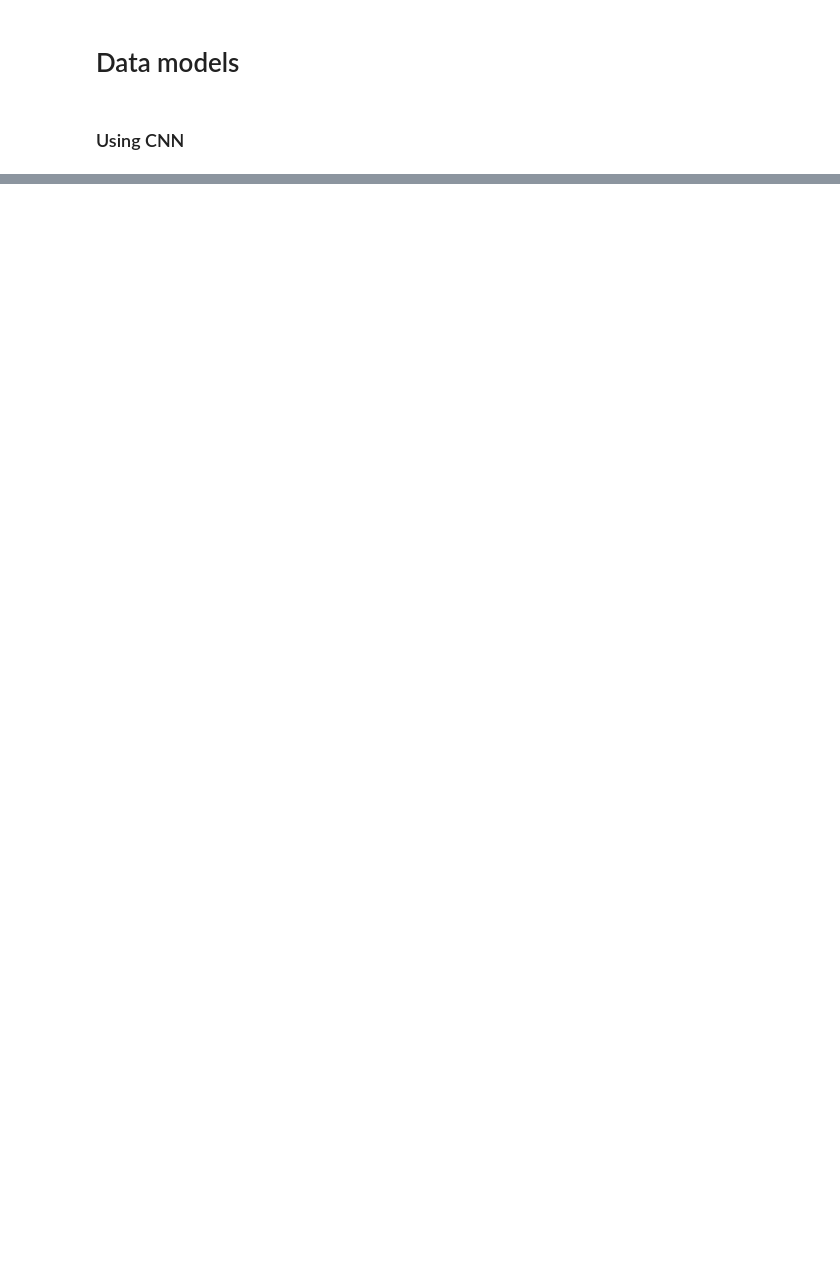
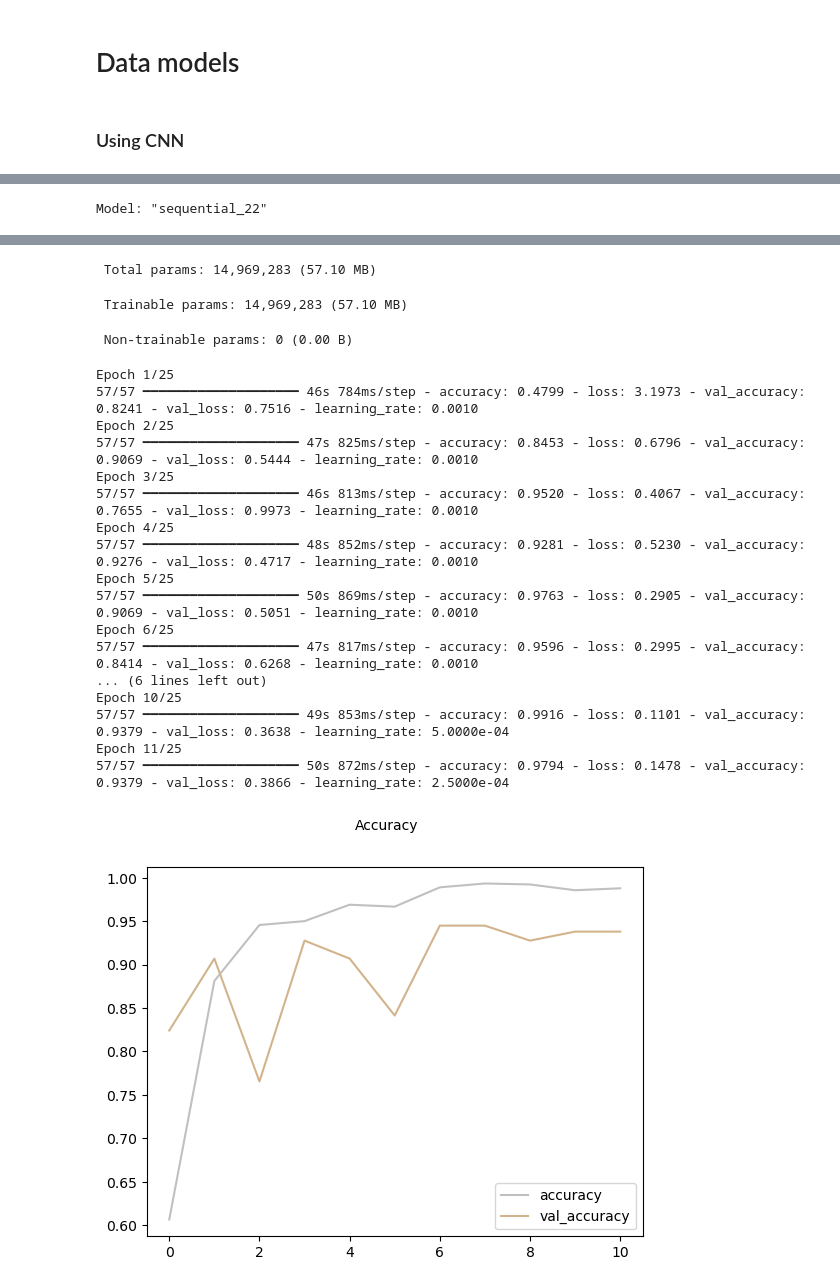
Before and after one commit to Ivansanjaya11/lung_cancer, a Jupyter notebook: cancer_model.ipynb, the cells around one changed output, grey strips where cells are left out. Drawn from its saved outputs; the diff is of its cells as text; code cells hidden in the pictures; blank space fills up the shorter version.

```diff
--- a/cancer_model.ipynb
+++ b/cancer_model.ipynb
@@ -402,0 +600,54 @@ The Cohen's Kappa Score is: 0.9777440232465988
+# %%
+%%time
+#'batch_size': 16, 'epochs': 25, 'optimizer': 'adam'
+# cnn model
+
+def build_model_cnn(optimizer="adam", dropout_rate=0.2):
+    model = Sequential()
+    model.add(Conv2D(128, (3, 3), activation="relu", input_shape=(x_train_smt.shape[1:])))
+    model.add(MaxPooling2D(2, 2))
+    model.add(Conv2D(128, (3, 3), activation="relu"))
+    model.add(MaxPooling2D(2, 2))
+    model.add(Conv2D(64, (3, 3), activation="relu"))
+    model.add(MaxPooling2D(2, 2))
+    model.add(Flatten())
+    model.add(Dropout(dropout_rate))
+    model.add(Dense(256, activation='relu', kernel_regularizer=l2(0.01)))
+    model.add(Dense(3, activation='softmax'))
+
+    model.compile(optimizer=optimizer,
+                  loss=tf.keras.losses.CategoricalCrossentropy(),
+                  metrics=["accuracy"])
+    return model
+
+model_cnn = build_model_cnn()
+model_cnn.summary()
+
+lr_scheduler = ReduceLROnPlateau(monitor='val_loss', factor=0.5, patience=2)
+early_stopping = EarlyStopping(monitor='val_loss', patience=3, restore_best_weights=True)
+# model fitting
+history_cnn = model_cnn.fit(x_train_smt, y_train_smt, batch_size = 16, epochs = 25, validation_data = (x_val, y_val), callbacks=[lr_scheduler, early_stopping, tensorboard_callback])
+
+# show graphs of accuracy and loss
+fig = plt.figure()
+plt.plot(history_cnn.history['accuracy'], color='silver', label='accuracy')
+plt.plot(history_cnn.history['val_accuracy'], color='tan', label='val_accuracy')
+fig.suptitle('Accuracy', fontsize=10)
+plt.legend(loc="lower right")
+plt.show()
+
+fig = plt.figure()
+plt.plot(history_cnn.history['loss'], color='silver', label='loss')
+plt.plot(history_cnn.history['val_loss'], color='tan', label='val_loss')
+fig.suptitle('Loss', fontsize=10)
+plt.legend(loc="upper right")
+plt.show()
+
+y_pred = model_cnn.predict(x_test)
+
+y_pred_labels = np.argmax(y_pred, axis=1)
+y_test_labels = np.argmax(y_test, axis=1)
+
+all_evaluation(y_test_labels, y_pred_labels)
+# %% [output]
+Model: "sequential_22"
@@ -402,0 +671,21 @@ The Cohen's Kappa Score is: 0.9777440232465988
+ Total params: 14,969,283 (57.10 MB)
+ Trainable params: 14,969,283 (57.10 MB)
+ Non-trainable params: 0 (0.00 B)
+Epoch 1/25
+57/57 ━━━━━━━━━━━━━━━━━━━━ 46s 784ms/step - accuracy: 0.4799 - loss: 3.1973 - val_accuracy: 0.8241 - val_loss: 0.7516 - learning_rate: 0.0010
+Epoch 2/25
+57/57 ━━━━━━━━━━━━━━━━━━━━ 47s 825ms/step - accuracy: 0.8453 - loss: 0.6796 - val_accuracy: 0.9069 - val_loss: 0.5444 - learning_rate: 0.0010
+Epoch 3/25
+57/57 ━━━━━━━━━━━━━━━━━━━━ 46s 813ms/step - accuracy: 0.9520 - loss: 0.4067 - val_accuracy: 0.7655 - val_loss: 0.9973 - learning_rate: 0.0010
+Epoch 4/25
+57/57 ━━━━━━━━━━━━━━━━━━━━ 48s 852ms/step - accuracy: 0.9281 - loss: 0.5230 - val_accuracy: 0.9276 - val_loss: 0.4717 - learning_rate: 0.0010
+Epoch 5/25
+57/57 ━━━━━━━━━━━━━━━━━━━━ 50s 869ms/step - accuracy: 0.9763 - loss: 0.2905 - val_accuracy: 0.9069 - val_loss: 0.5051 - learning_rate: 0.0010
+Epoch 6/25
+57/57 ━━━━━━━━━━━━━━━━━━━━ 47s 817ms/step - accuracy: 0.9596 - loss: 0.2995 - val_accuracy: 0.8414 - val_loss: 0.6268 - learning_rate: 0.0010
+... (6 lines left out)
+Epoch 10/25
+57/57 ━━━━━━━━━━━━━━━━━━━━ 49s 853ms/step - accuracy: 0.9916 - loss: 0.1101 - val_accuracy: 0.9379 - val_loss: 0.3638 - learning_rate: 5.0000e-04
+Epoch 11/25
+57/57 ━━━━━━━━━━━━━━━━━━━━ 50s 872ms/step - accuracy: 0.9794 - loss: 0.1478 - val_accuracy: 0.9379 - val_loss: 0.3866 - learning_rate: 2.5000e-04
+[figure, added]
```
Also changed, not shown: parts of 24 cells of this notebook, 15 other files.
